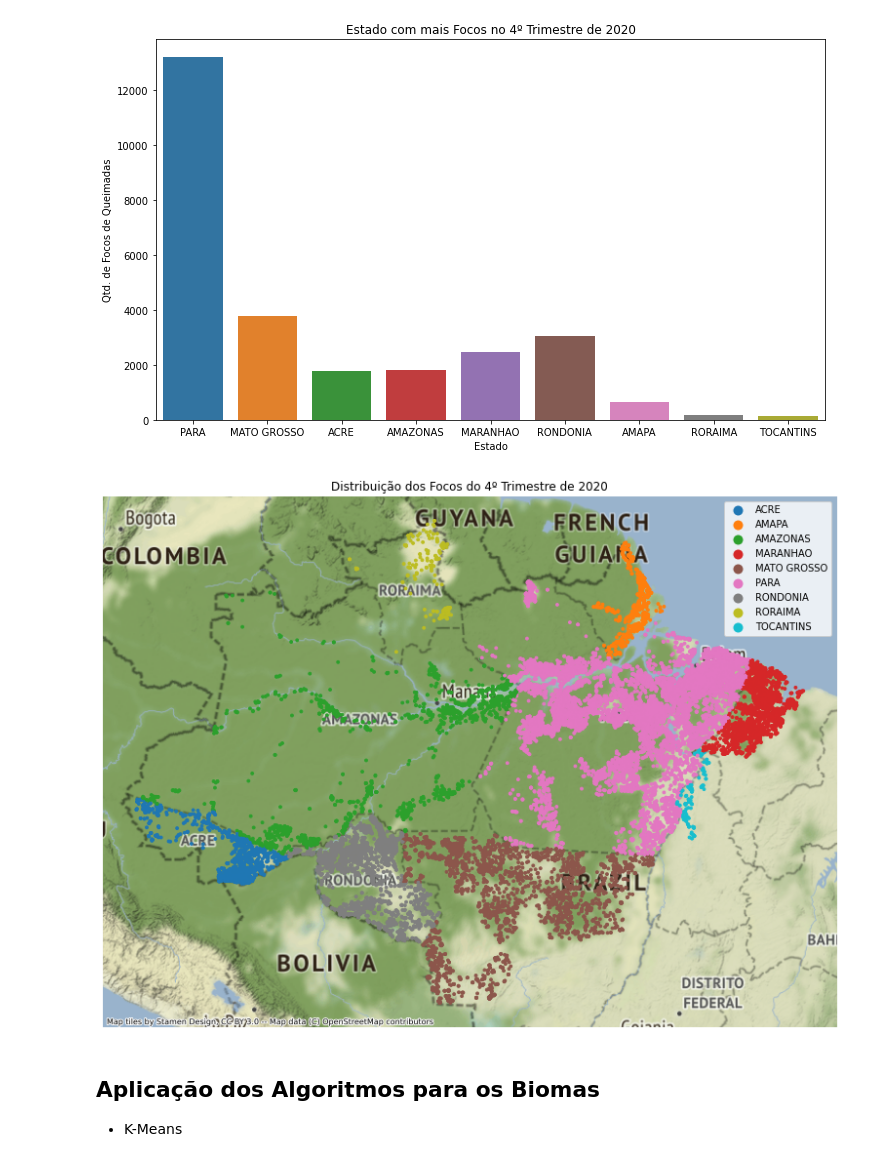
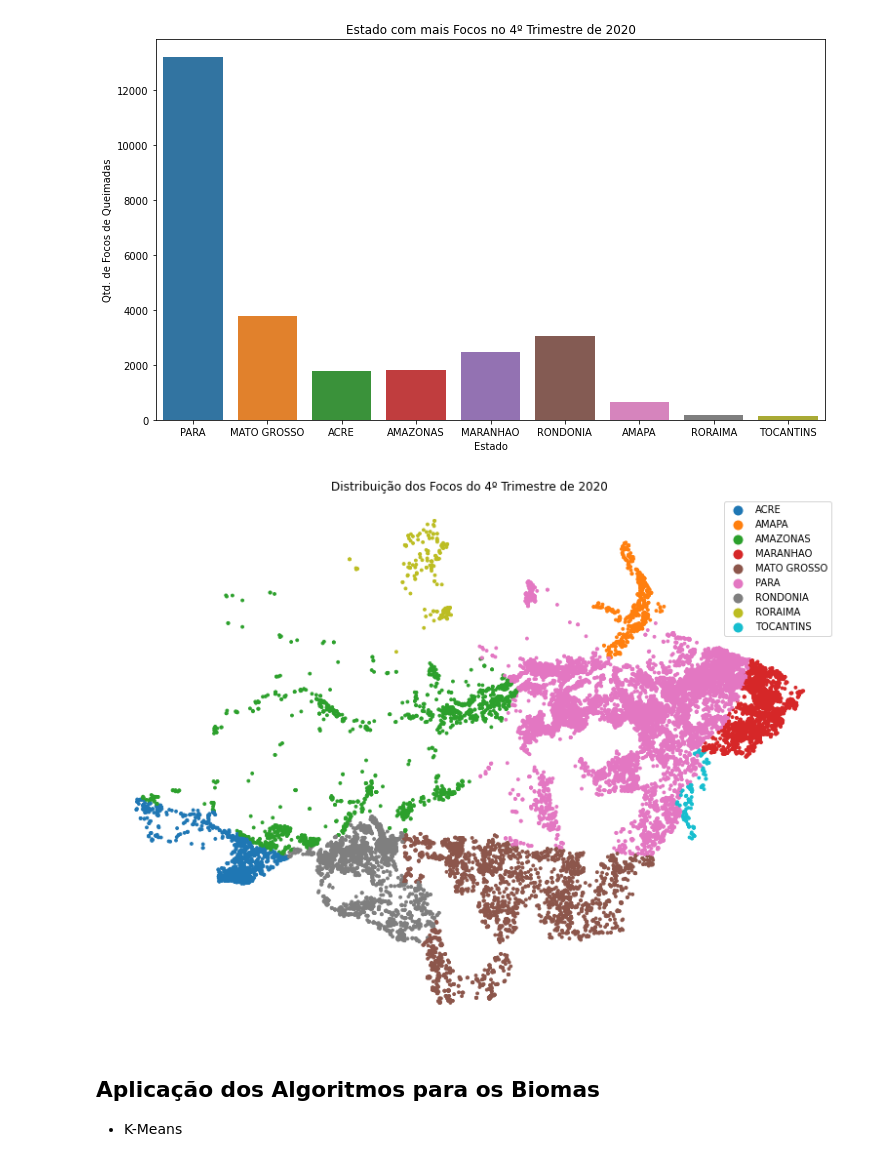
Before and after one commit to danielleitesoares/tccuea, a Jupyter notebook: 2020_trim04.ipynb, the cells around one changed output. Saved outputs shown, nothing was run; the diff lists cells and outputs as text; code cells hidden in the pictures.

```diff
--- a/2020_trim04.ipynb
+++ b/2020_trim04.ipynb
@@ -165,12 +165,12 @@ plt.show()
 [figure]
 # %%
 ax = alertas_trim04.plot(figsize=(15, 10), column='estado', markersize=8, legend=True)
-contextily.add_basemap(ax)
+#contextily.add_basemap(ax)
 ax.set_axis_off()
 ax.set_title("Distribuição dos Focos do 4º Trimestre de 2020")
 plt.show()
 # %% [output]
-[figure, old version]
+[figure, new version]
 # %% [markdown]
 ## **Aplicação dos Algoritmos para os Biomas**
 
```
Also changed, not shown: parts of 2 cells of this notebook.
